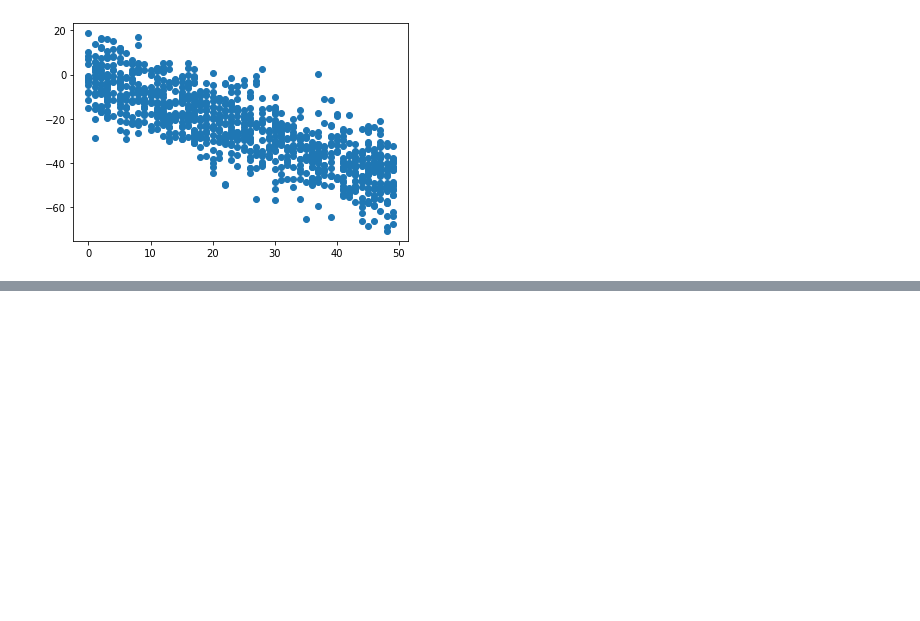
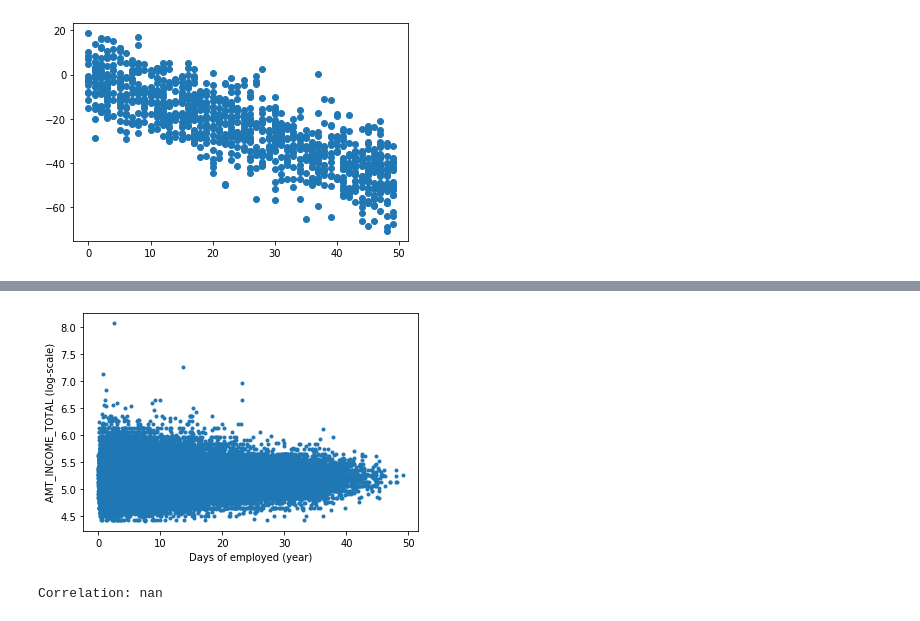
Before and after one commit to ChiehYuu/python_practice, a Jupyter notebook: ML100_practice/EDA-2 plotting.ipynb, the cells around one changed output, grey strips where cells are left out. Drawn from its saved outputs; the diff is of its cells as text; code cells hidden in the pictures; blank space fills up the shorter version.

```diff
--- a/ML100_practice/EDA-2 plotting.ipynb
+++ b/ML100_practice/EDA-2 plotting.ipynb
@@ -53,0 +174,11 @@ plt.scatter('Negative Correlation')
+# %%
+# 通常可以對數值範圍較大的取 log: 發現雖然沒有相關，但是受雇越久的人，AMT_INCOME_TOTAL 的 variance 越小
+plt.plot(sub_df['DAYS_EMPLOYED'] / (-365), np.log10(sub_df['AMT_INCOME_TOTAL'] ), '.')
+plt.xlabel('Days of employed (year)')
+plt.ylabel('AMT_INCOME_TOTAL (log-scale)')
+plt.show()
+corr = np.corrcoef(sub_df['DAYS_EMPLOYED'] / (-365), np.log10(sub_df['AMT_INCOME_TOTAL']))
+print("Correlation: %.4f" % (corr[0][1]))
+# %% [output]
+[figure, added]
+Correlation: nan
```
Also changed, not shown: parts of 13 cells of this notebook.
